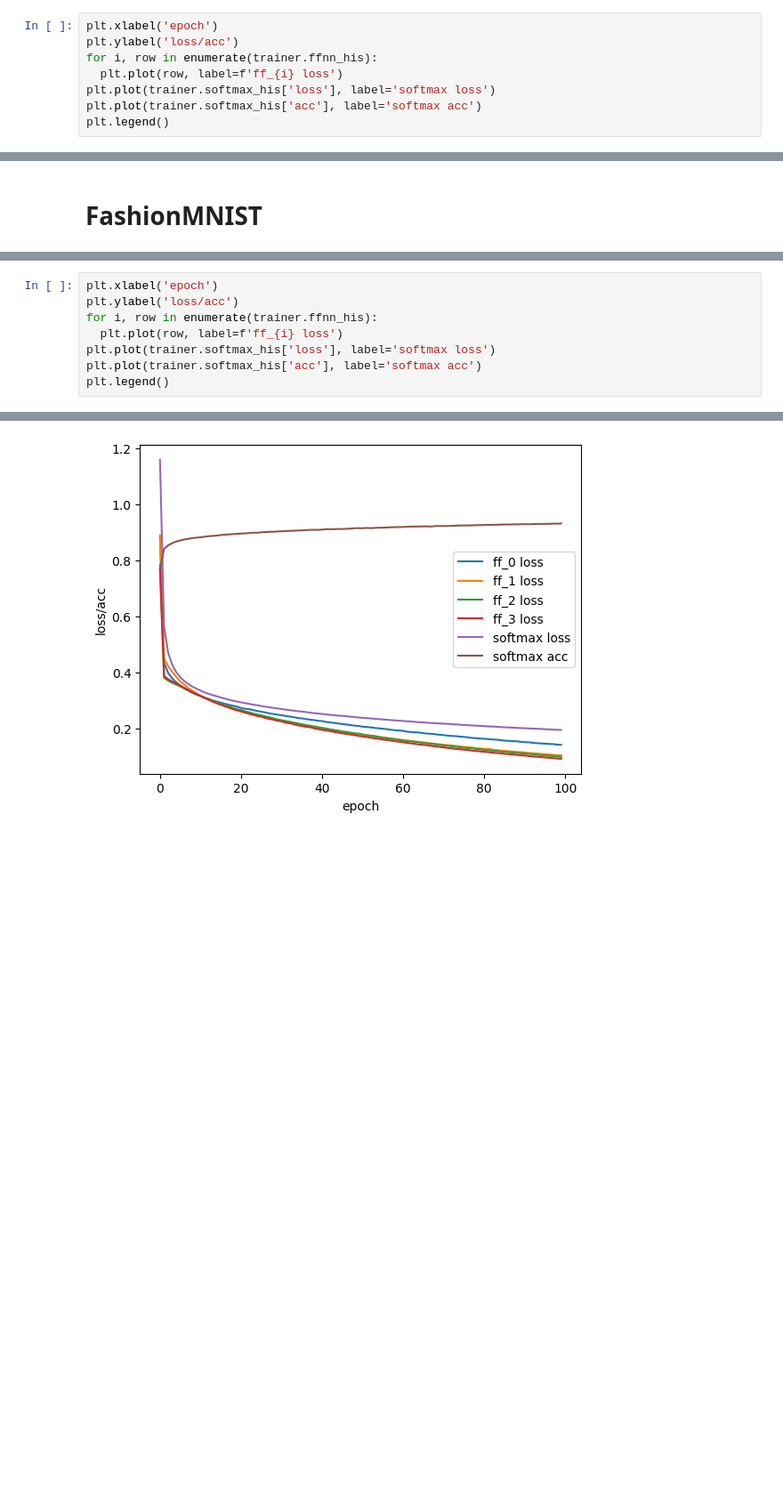
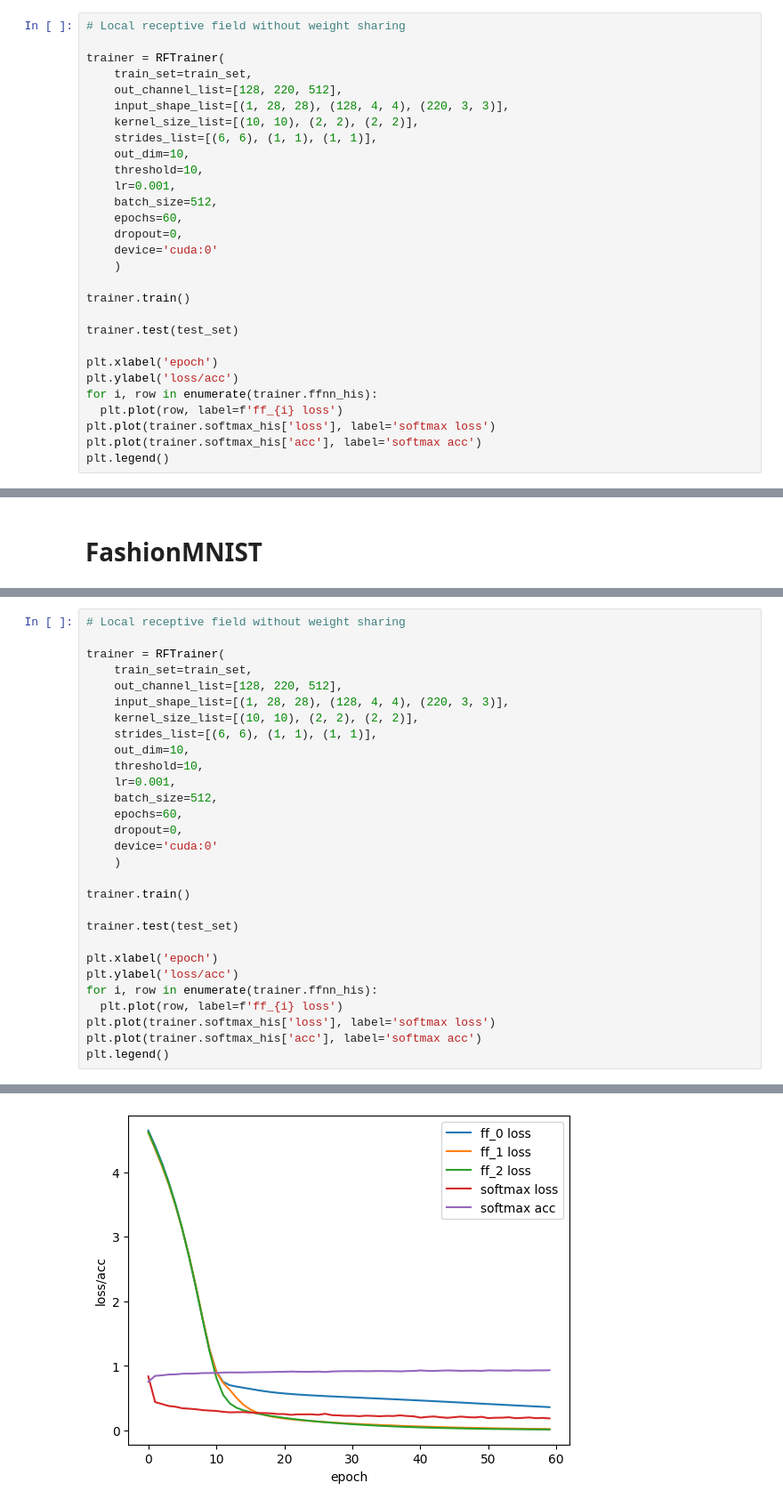
Before and after one commit to tworiver0931/Forward-Forward-Algorithm, a Jupyter notebook: train.ipynb, the cells around one changed output, grey strips where cells are left out. Shown at 89% size. Drawn from its saved outputs; the diff is of its cells as text; blank space fills up the shorter version.

```diff
--- a/train.ipynb
+++ b/train.ipynb
@@ -52,4 +54,25 @@ test error:  0.031500041484832764
 # %%
+# Local receptive field without weight sharing
+
+trainer = RFTrainer(
+    train_set=train_set,
+    out_channel_list=[128, 220, 512],
+    input_shape_list=[(1, 28, 28), (128, 4, 4), (220, 3, 3)],
+    kernel_size_list=[(10, 10), (2, 2), (2, 2)],
+    strides_list=[(6, 6), (1, 1), (1, 1)],
+    out_dim=10,
+    threshold=10,
+    lr=0.001,
+    batch_size=512,
+    epochs=60,
+    dropout=0,
+    device='cuda:0'
+    )
+
+trainer.train()
+
+trainer.test(test_set)
+
 plt.xlabel('epoch')
 plt.ylabel('loss/acc')
 for i, row in enumerate(trainer.ffnn_his):
@@ -108,4 +140,25 @@ test error:  0.12620002031326294
 # %%
+# Local receptive field without weight sharing
+
+trainer = RFTrainer(
+    train_set=train_set,
+    out_channel_list=[128, 220, 512],
+    input_shape_list=[(1, 28, 28), (128, 4, 4), (220, 3, 3)],
+    kernel_size_list=[(10, 10), (2, 2), (2, 2)],
+    strides_list=[(6, 6), (1, 1), (1, 1)],
+    out_dim=10,
+    threshold=10,
+    lr=0.001,
+    batch_size=512,
+    epochs=60,
+    dropout=0,
+    device='cuda:0'
+    )
+
+trainer.train()
+
+trainer.test(test_set)
+
 plt.xlabel('epoch')
 plt.ylabel('loss/acc')
 for i, row in enumerate(trainer.ffnn_his):
@@ -118 +179 @@ plt.legend()
-[figure, old version]
+[figure, new version]
```
Also changed, not shown: parts of 9 cells of this notebook, 2 other files.
